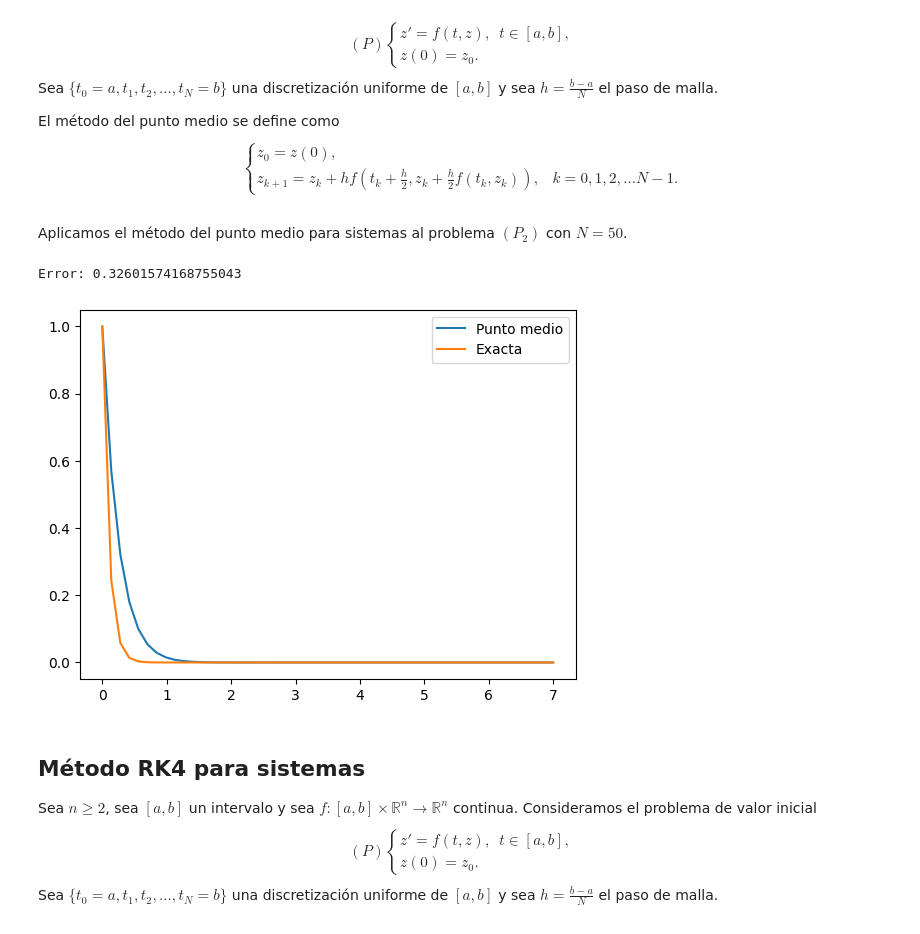
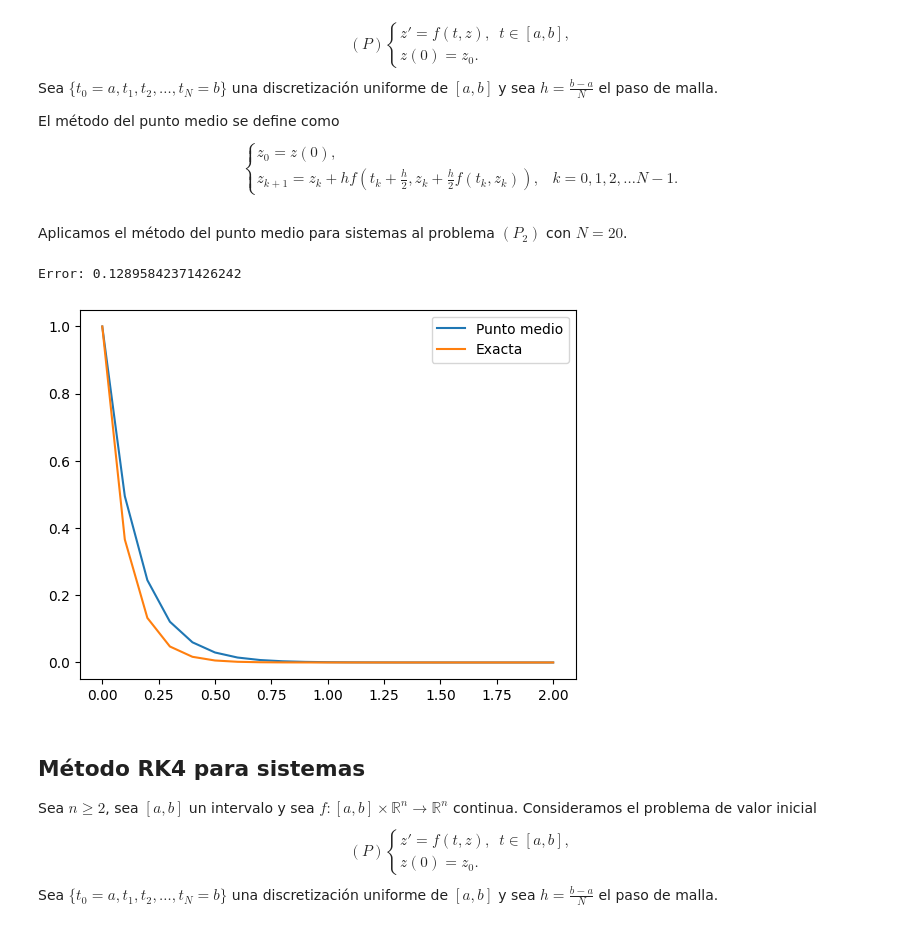
Before and after one commit to DanielSevillano/matematicas-python, a Jupyter notebook: Resolución numérica de problemas de valor inicial.ipynb, the cells around one changed output. Saved outputs shown, nothing was run; the diff lists cells and outputs as text; code cells hidden in the pictures.

```diff
--- a/Resolución numérica de problemas de valor inicial.ipynb
+++ b/Resolución numérica de problemas de valor inicial.ipynb
@@ -434,5 +434,5 @@ Aplicamos el método de Euler para sistemas al problema $(P_2)$ con $N = 50$.
 # %%
-t, z = euler_sistema(0, 7, g, 50, array([1, -10]))
+t, z = euler_sistema(0, 2, g, array([1, -10]), 20)
 y = z[0]
 y_exacta = exacta_p2(t)
 
@@ -462,7 +462,7 @@ z_0 = z(0), \\
 z_{k+1} = z_k + \frac{h}{2}(f(t_k, z_k) + f(t_{k+1}, z_k + hf(t_k, z_k))), & k = 0, 1, 2, \dots N-1.
 \end{cases}$$
 # %%
-def heun_sistema(a, b, f, N, z0):
+def heun_sistema(a, b, f, z0, N = 100):
     h = (b-a)/N
     t = zeros(N+1)
     z = zeros((len(z0), N+1))
@@ -479,5 +479,5 @@ Aplicamos el método de Heun para sistemas al problema $(P_2)$ con $N = 50$.
 # %%
-t, z = heun_sistema(0, 7, g, 50, array([1, -10]))
+t, z = heun_sistema(0, 2, g, array([1, -10]), 20)
 y = z[0]
 y_exacta = exacta_p2(t)
 
@@ -507,7 +507,7 @@ z_0 = z(0), \\
 z_{k+1} = z_k + hf\left(t_k + \frac{h}{2}, z_k + \frac{h}{2}f(t_k, z_k)\right), & k = 0, 1, 2, \dots N-1.
 \end{cases}$$
 # %%
-def punto_medio_sistema(a, b, f, N, z0):
+def punto_medio_sistema(a, b, f, z0, N = 100):
     h = (b-a)/N
     t = zeros(N+1)
     z = zeros((len(z0), N+1))
@@ -520,22 +520,22 @@ def punto_medio_sistema(a, b, f, N, z0):
 
     return t, z
 # %% [markdown]
-Aplicamos el método del punto medio para sistemas al problema $(P_2)$ con $N = 50$.
+Aplicamos el método del punto medio para sistemas al problema $(P_2)$ con $N = 20$.
 # %%
-t, z = punto_medio_sistema(0, 7, g, 50, array([1, -10]))
+t, z = punto_medio_sistema(0, 2, g, array([1, -10]), 20)
 y = z[0]
 y_exacta = exacta_p2(t)
 
 error = max(abs(y - y_exacta))
 print("Error:", error)
 
 plot(t, y)
 plot(t, y_exacta)
 legend(["Punto medio", "Exacta"])
 show()
 # %% [output]
-Error: 0.32601574168755043
+Error: 0.12895842371426242
-[figure, old version]
+[figure, new version]
 # %% [markdown]
 ## Método RK4 para sistemas
 Sea $n \geq 2$, sea $[a, b]$ un intervalo y sea $f: [a, b] \times \mathbb{R}^n \to \mathbb{R}^n$ continua.
```
Also changed, not shown: parts of 30 cells of this notebook.
